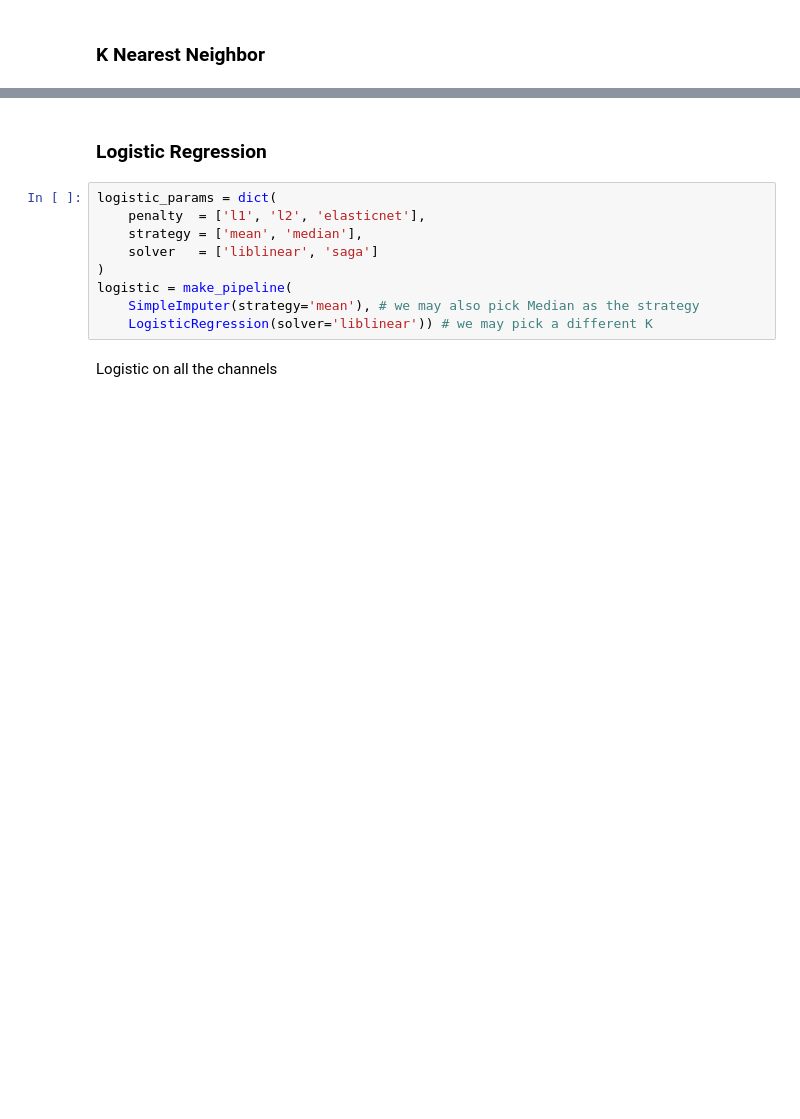
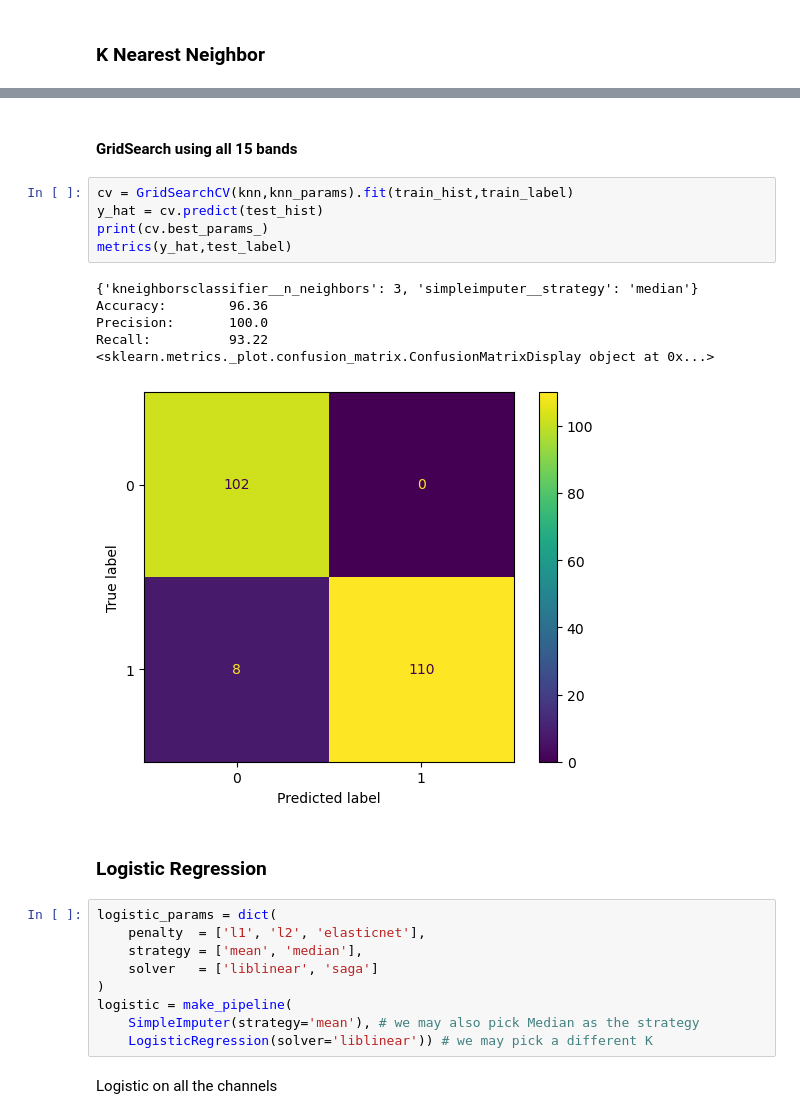
Before and after one commit to jonasbarth/fds-2022-final-project, a Jupyter notebook: hoc.ipynb, the cells around one changed output, grey strips where cells are left out. Cells and saved outputs as stored; diff of their text form; blank space fills up the shorter version.

```diff
--- a/hoc.ipynb
+++ b/hoc.ipynb
@@ -271,3 +402,17 @@ Recall:          93.91
+# %% [markdown]
+#### GridSearch using all 15 bands
+# %%
+cv = GridSearchCV(knn,knn_params).fit(train_hist,train_label)
+y_hat = cv.predict(test_hist)
+print(cv.best_params_)
+metrics(y_hat,test_label)
+# %% [output]
+{'kneighborsclassifier__n_neighbors': 3, 'simpleimputer__strategy': 'median'}
+Accuracy:        96.36
+Precision:       100.0
+Recall:          93.22
+<sklearn.metrics._plot.confusion_matrix.ConfusionMatrixDisplay object at 0x...>
+[figure, added]
 # %% [markdown]
 ### Logistic Regression
 # %%
```
Also changed, not shown: parts of 14 cells of this notebook.
